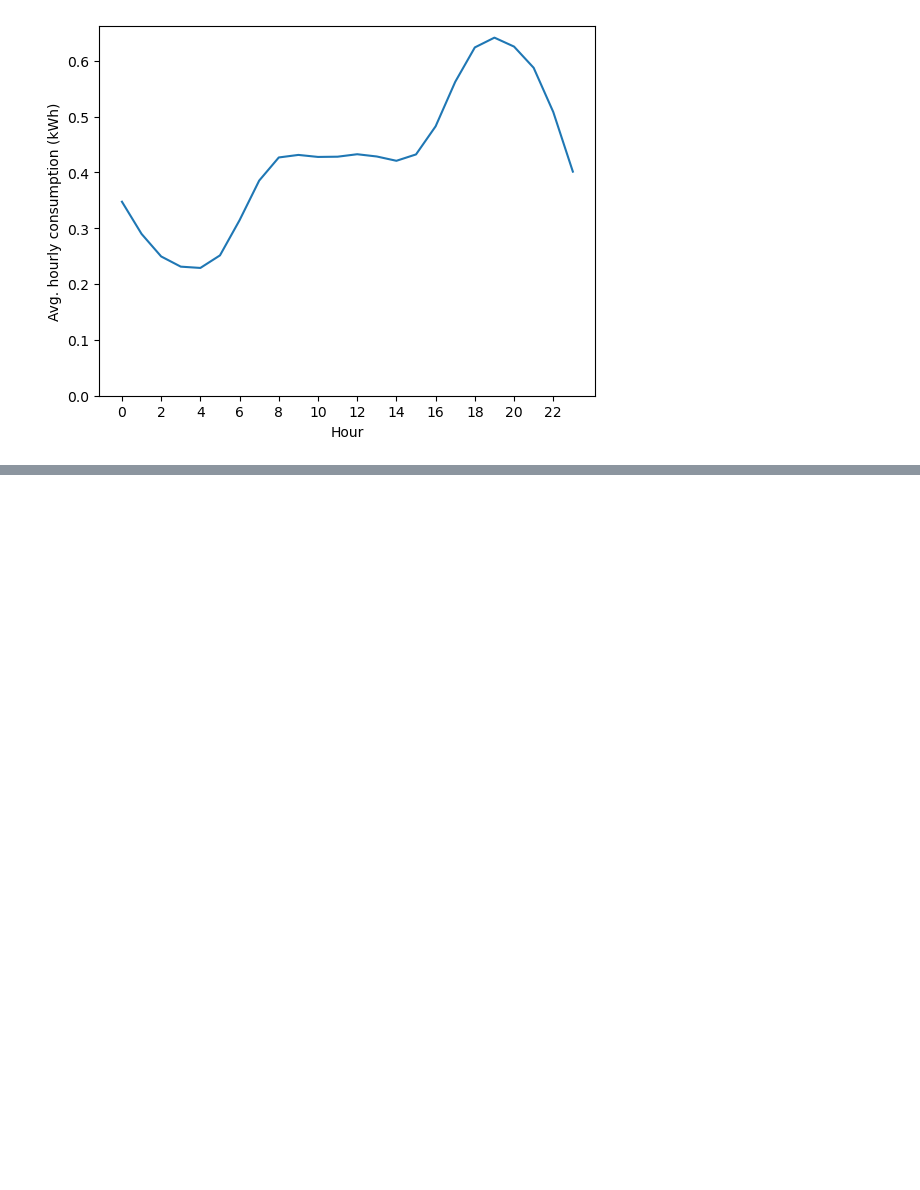
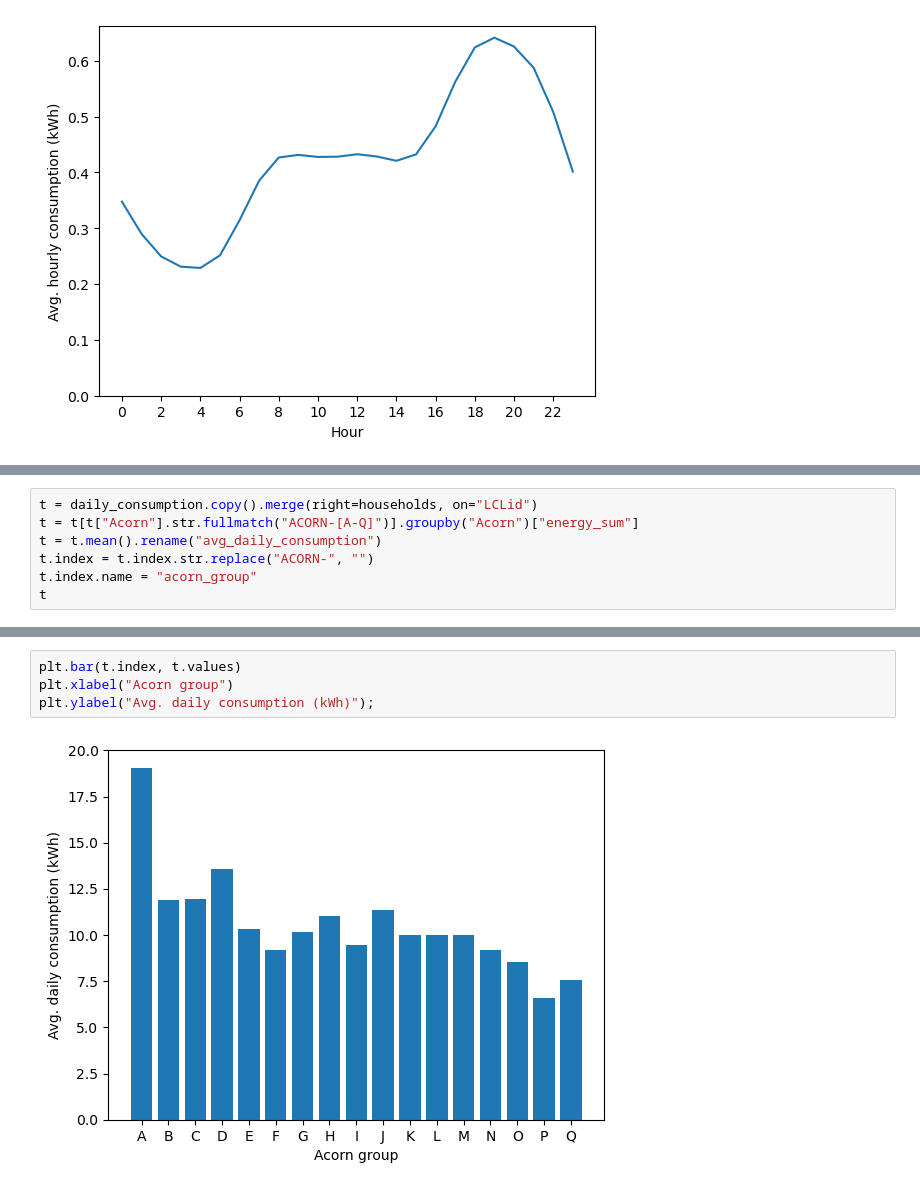
Before and after one commit to moosophy/smart-meters-project, a Jupyter notebook: main.ipynb, the cells around one changed output, grey strips where cells are left out. Drawn from its saved outputs; the diff is of its cells as text; blank space fills up the shorter version.

Commit message:
Add “Acorn group vs. avg. daily consumption” section to notebook

```diff
--- a/main.ipynb
+++ b/main.ipynb
@@ -179,0 +182,7 @@ plt.ylabel("Avg. hourly consumption (kWh)");
+# %%
+t = daily_consumption.copy().merge(right=households, on="LCLid")
+t = t[t["Acorn"].str.fullmatch("ACORN-[A-Q]")].groupby("Acorn")["energy_sum"]
+t = t.mean().rename("avg_daily_consumption")
+t.index = t.index.str.replace("ACORN-", "")
+t.index.name = "acorn_group"
+t
@@ -179,0 +209,6 @@ plt.ylabel("Avg. hourly consumption (kWh)");
+# %%
+plt.bar(t.index, t.values)
+plt.xlabel("Acorn group")
+plt.ylabel("Avg. daily consumption (kWh)");
+# %% [output]
+[figure, added]
```
Also changed, not shown: parts of 2 cells of this notebook.
